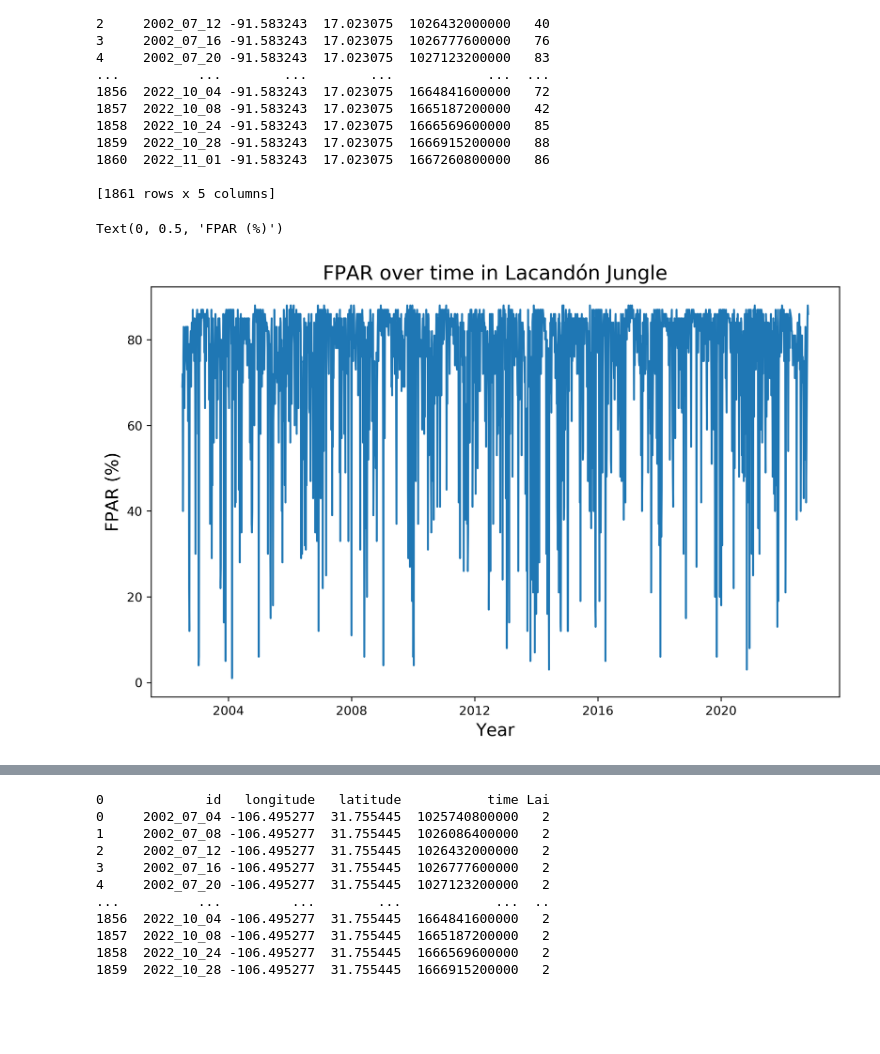
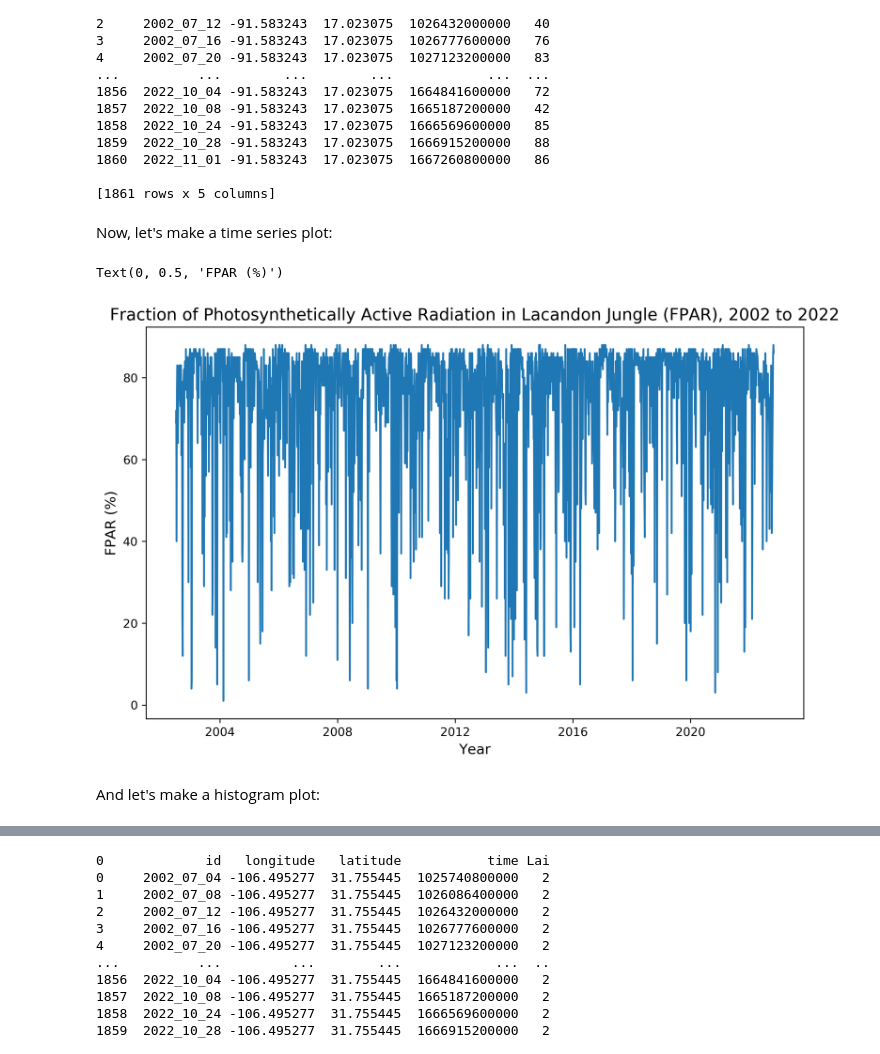
Before and after one commit to EDS220-Fall2022-org/homework-2-team-3, a Jupyter notebook: finalproject_template.ipynb, the cells around one changed output, grey strips where cells are left out. Cells and saved outputs as stored; diff of their text form; code cells hidden in the pictures; blank space fills up the shorter version.

Commit message:
Add README, finalproject_template

```diff
--- a/finalproject_template.ipynb
+++ b/finalproject_template.ipynb
@@ -79,11 +71,11 @@ Set time and space parameters to be used later.
 # %%
-# Create a time frame of interest
-i_date = '2017-11-01' # Initial date of interest (inclusive).
-f_data = '2022-11-01' # Final date of interest (exclusive).
+# Create time frame of interest
+i_date = '2017-11-01' # initial date of interest (inclusive)
+f_data = '2022-11-01' # final date of interest (exclusive)
 
 # Create two regions of interest
-POI_desert = ee.Geometry.Point(-106.506416, 31.767759) # Point for Chihuahuan Desert
-POI_forest = ee.Geometry.Point(-91.59522999999996, 17.02141000000006) # Point for Lacandón Jungle
+POI_desert = ee.Geometry.Point(-106.506416, 31.767759) # point for Chihuahuan Desert
+POI_jungle = ee.Geometry.Point(-91.59522999999996, 17.02141000000006) # point for Lacandon Jungle
 scale = 10000  # scale in meters
 
 # Set coordinate reference system
@@ -147,11 +165,15 @@ Text(0, 0.5, 'FPAR (%)')
 # %%
-# create time series for FPAR variable in forest
-fparF = gdat.select('Fpar') # select band name/variable for FPAR
-fpar_tsF = fparF.getRegion(POI_forest, scale).getInfo() # extract data
-df_fparF = pd.DataFrame(fpar_tsF).dropna() # save data frame
+# Create data frame for FPAR variable in Lacandon Jungle
+fparJ = gdat.select('Fpar') # select FPAR band name/variable
+fpar_tsJ = fparJ.getRegion(POI_jungle, scale).getInfo() # extract data
+df_fparJ = pd.DataFrame(fpar_tsJ).dropna() # save data frame
 
-df_fparF = pd.DataFrame(df_fparF.values[1:], columns = headers_1) # add headers
-print(df_fparF) # view data frame
+# Tidy data frame
+df_fparJ = pd.DataFrame(df_fparJ.values[1:], columns = headers_1) # add headers
+print(df_fparJ) # view data frame
+
+# Convert time to datetime
+df_fparJ['datetime'] = pd.to_datetime(df_fparJ['time'], unit = 'ms')
 # %% [output]
 0             id  longitude   latitude           time Fpar
 0     2002_07_04 -91.583243  17.023075  1025740800000   69
@@ -167,16 +189,17 @@ print(df_fparF) # view data frame
 1860  2022_11_01 -91.583243  17.023075  1667260800000   86
 
 [1861 rows x 5 columns]
+# %% [markdown]
+Now, let's make a time series plot:
 # %%
-# Make time a datetime
-df_fparF['datetime'] = pd.to_datetime(df_fparF['time'], unit = 'ms')
-
-# Plot the time series
-plt.figure(figsize=(10, 6), dpi=300)    # create a new figure, set size and resolution (dpi)
-plt.plot(df_fparF['datetime'],df_fparF['Fpar'])   # add data to the plot
-plt.title('FPAR over time in Lacandón Jungle', fontsize=16)
-plt.xlabel('Year', fontsize=14)
-plt.ylabel('FPAR (%)', fontsize=14)
+# Plot time series for FPAR variable in Lacandon Jungle
+plt.figure(figsize = (10, 6), dpi = 300) # create figure; set size and resolution (dpi)
+plt.plot(df_fparJ['datetime'], df_fparJ['Fpar']) # add data to plot
+plt.title('Fraction of Photosynthetically Active Radiation in Lacandon Jungle (FPAR), 2002 to 2022', fontsize = 14) # add title to plot
+plt.xlabel('Year', fontsize = 12) # add x label to plot
+plt.ylabel('FPAR (%)', fontsize = 12) # add y label to plot
 # %% [output]
 Text(0, 0.5, 'FPAR (%)')
-[figure, old version]
+[figure, new version]
+# %% [markdown]
+And let's make a histogram plot:
```
Also changed, not shown: parts of 37 cells of this notebook, 2 other files.
